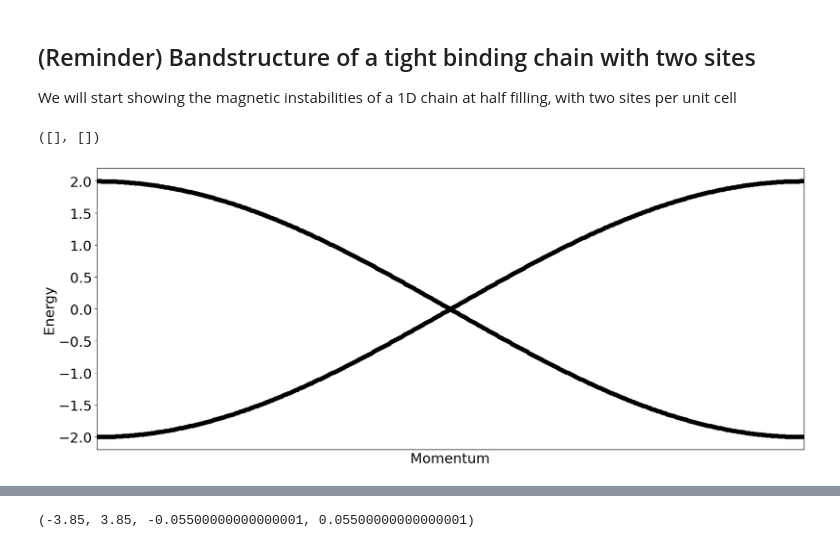
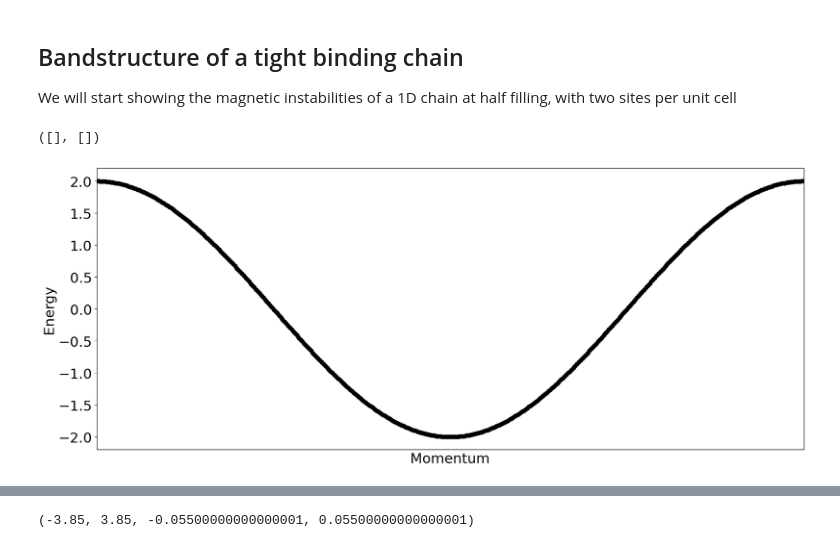
Before and after one commit to joselado/Advanced_Computational_Methods_Physics_2024, a Jupyter notebook: jupyter-notebooks/classical_magnetism.ipynb, the cells around one changed output, grey strips where cells are left out. Saved outputs shown, nothing was run; the diff lists cells and outputs as text; code cells hidden in the pictures.

```diff
--- a/jupyter-notebooks/classical_magnetism.ipynb
+++ b/jupyter-notebooks/classical_magnetism.ipynb
@@ -43,15 +31,17 @@ In this session we will address system featuring magnetism at the mean-field lev
 # %% [markdown]
-## (Reminder) Bandstructure of a tight binding chain with two sites
+## Bandstructure of a tight binding chain
 We will start showing the magnetic instabilities of a 1D chain at half filling, with two sites per unit cell
 # %%
 from pyqula import geometry
 g = geometry.chain() # generate a chain
+#Ls = range(2,10)
+
 NS = 2 # size of the supercell
-g = g.get_supercell(NS) # make a supercell
+#g = g.get_supercell(NS) # make a supercell
 h = g.get_hamiltonian() # generate the Hamiltonian
 (k,e) = h.get_bands() # compute band structure
 plt.xlim([min(k),max(k)]) # adjust plot
 plt.scatter(k,e,c="black") ; plt.xlabel("Momentum") ; plt.ylabel("Energy") ; plt.xticks([]) # plot
 # %% [output]
 ([], [])
-[figure, old version]
+[figure, new version]
```
Also changed, not shown: parts of 35 cells of this notebook, 6 other files.
